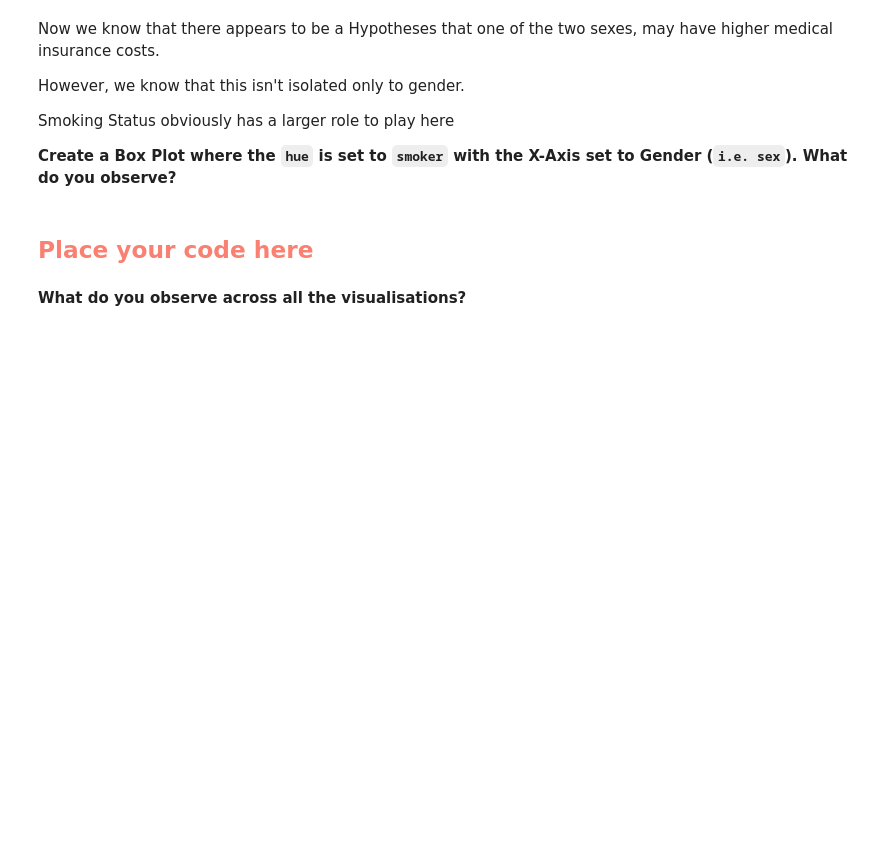
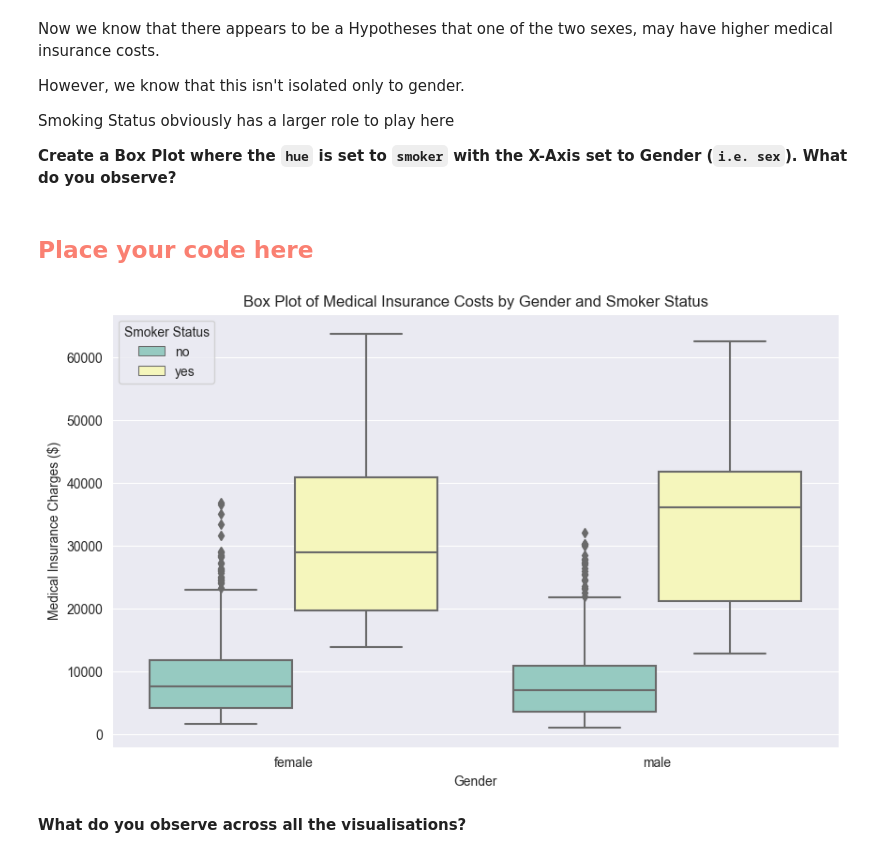
Before and after one commit to christinedbaxter/sb_CaseStudy_FamInsureCo, a Jupyter notebook: FamInsureCo_OLS_Case_Study.ipynb, the cells around one changed output. Saved outputs shown, nothing was run; the diff lists cells and outputs as text; code cells hidden in the pictures; blank space fills up the shorter version.

```diff
--- a/FamInsureCo_OLS_Case_Study.ipynb
+++ b/FamInsureCo_OLS_Case_Study.ipynb
@@ -347,5 +450,16 @@ Smoking Status obviously has a larger role to play here
 <b>Create a Box Plot where the `hue` is set to `smoker` with the X-Axis set to Gender (`i.e. sex`). What do you observe? </b>
 # %% [markdown]
 <h2><b style="color:salmon"> Place your code here </b> </h2>
+# %%
+# Create a boxplot where hue is based on smoker status with the x-axis set to Gender
+plt.figure(figsize=(10, 6))
+sns.boxplot(data=FamInsureCo_Data, x='sex', y='medical_insurance_charges', hue='smoker')
+plt.title("Box Plot of Medical Insurance Costs by Gender and Smoker Status")
+plt.xlabel("Gender")
+plt.ylabel("Medical Insurance Charges ($)")
+plt.legend(title='Smoker Status')
+plt.show()
+# %% [output]
+[figure, added]
 # %% [markdown]
 <b> What do you observe across all the visualisations?</b>
```
Also changed, not shown: parts of 9 cells of this notebook.
